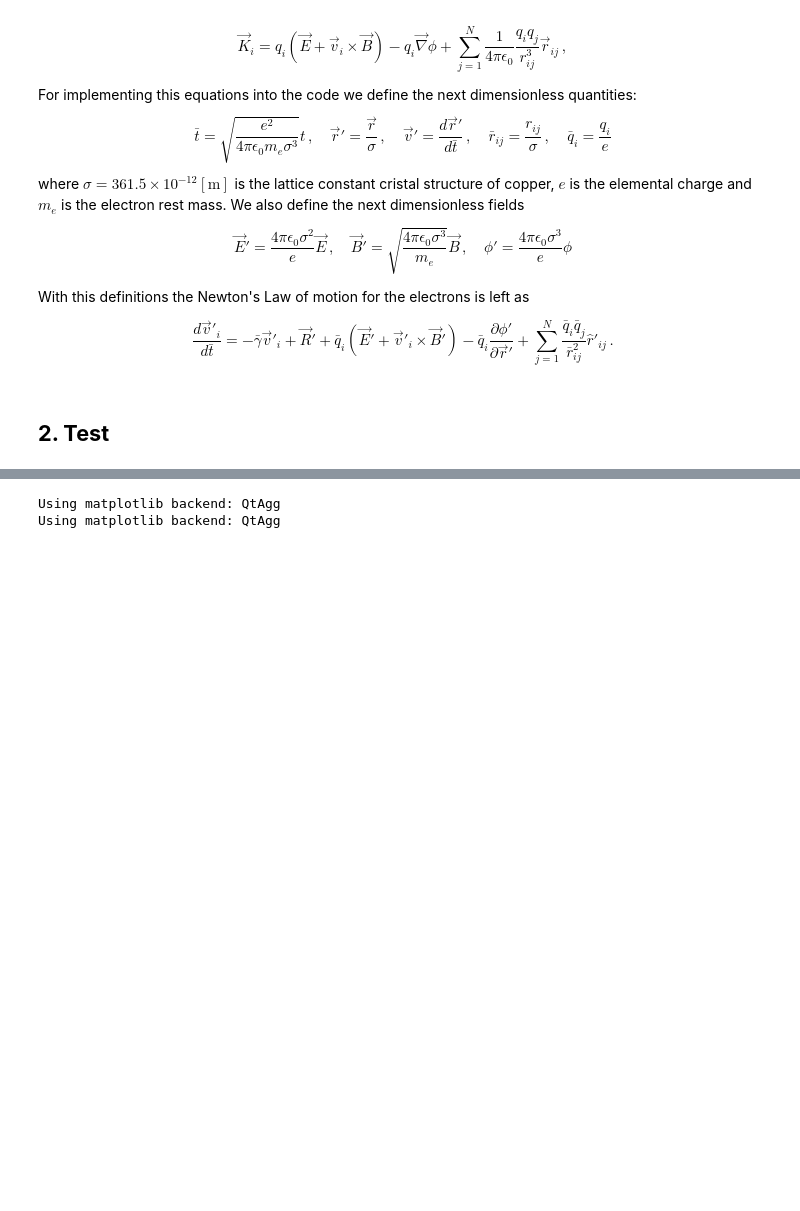
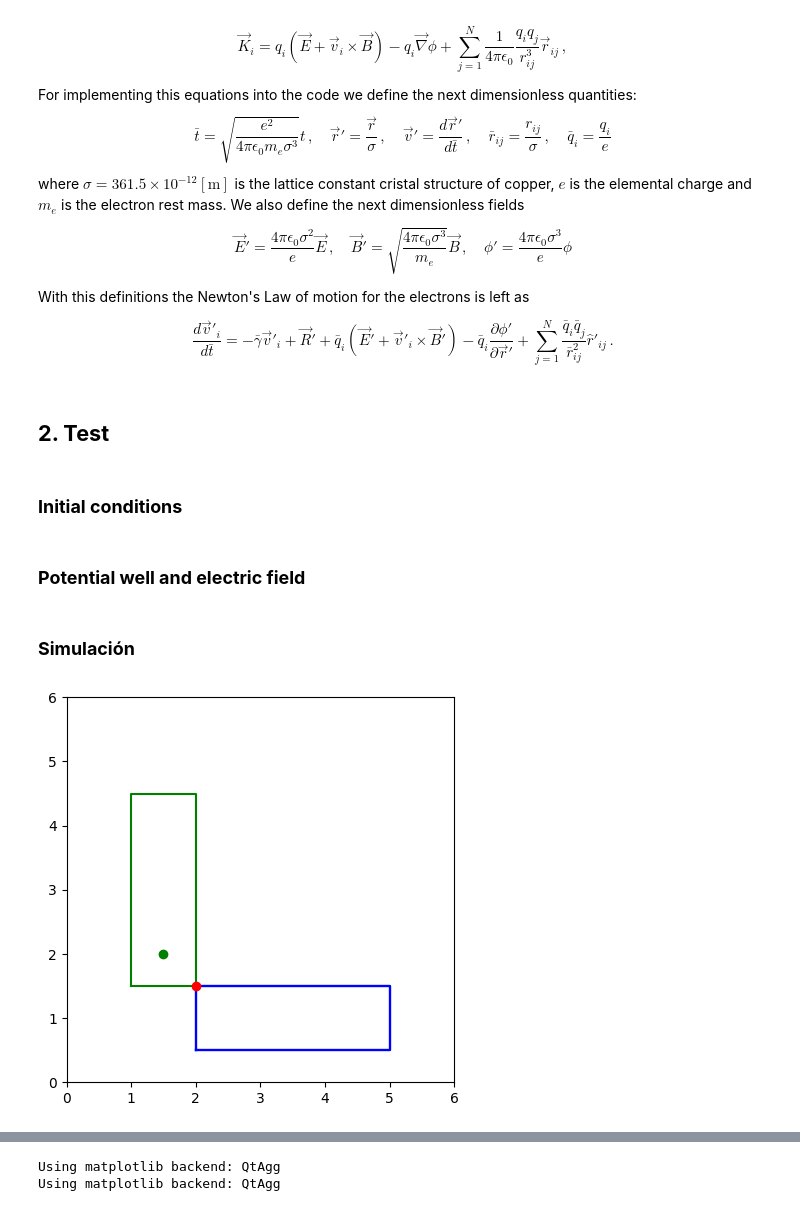
Before and after one commit to AndresGuarin/JupyterCodes, a Jupyter notebook: Computational Physics/ElectronBrownianMotion/Fundamentals.ipynb, the cells around one changed output, grey strips where cells are left out. Drawn from its saved outputs; the diff is of its cells as text; code cells hidden in the pictures; blank space fills up the shorter version.

```diff
--- a/Computational Physics/ElectronBrownianMotion/Fundamentals.ipynb
+++ b/Computational Physics/ElectronBrownianMotion/Fundamentals.ipynb
@@ -57,0 +103,2 @@ def plot_intial_state(X0,Y0,Vx0,Vy0):
+# %% [markdown]
+### **Initial conditions**
@@ -57,0 +122,2 @@ def plot_intial_state(X0,Y0,Vx0,Vy0):
+# %% [markdown]
+### **Potential well and electric field**
@@ -57,0 +149,16 @@ def plot_intial_state(X0,Y0,Vx0,Vy0):
+# %% [markdown]
+### **Simulación**
+# %%
+%matplotlib inline
+a=2; b=5; c=0.5; d=1.5; delta=a-d
+X1, Y1 = get_conners([a,b,c,d])
+plt.figure(figsize=(5,5))
+plt.plot(X1,Y1,'-b',lw=1.7)
+plt.plot(Y1+delta,X1-delta,'-g')
+plt.plot(a,d,'or')
+plt.plot(d,a,'og')
+plt.xlim(0,6)
+plt.ylim(0,6)
+plt.show()
+# %% [output]
+[figure, added]
```
Also changed, not shown: parts of 10 cells of this notebook, 2 other files.
